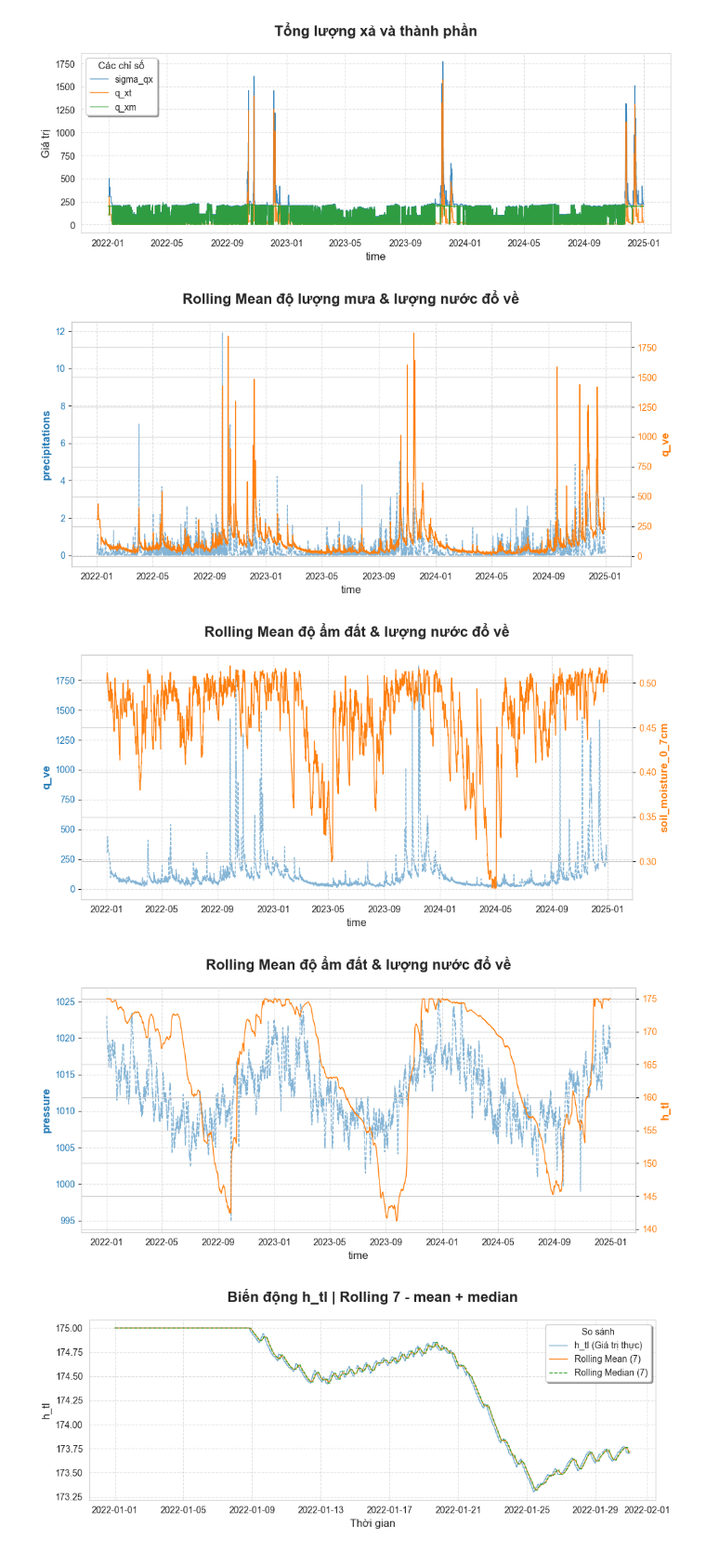
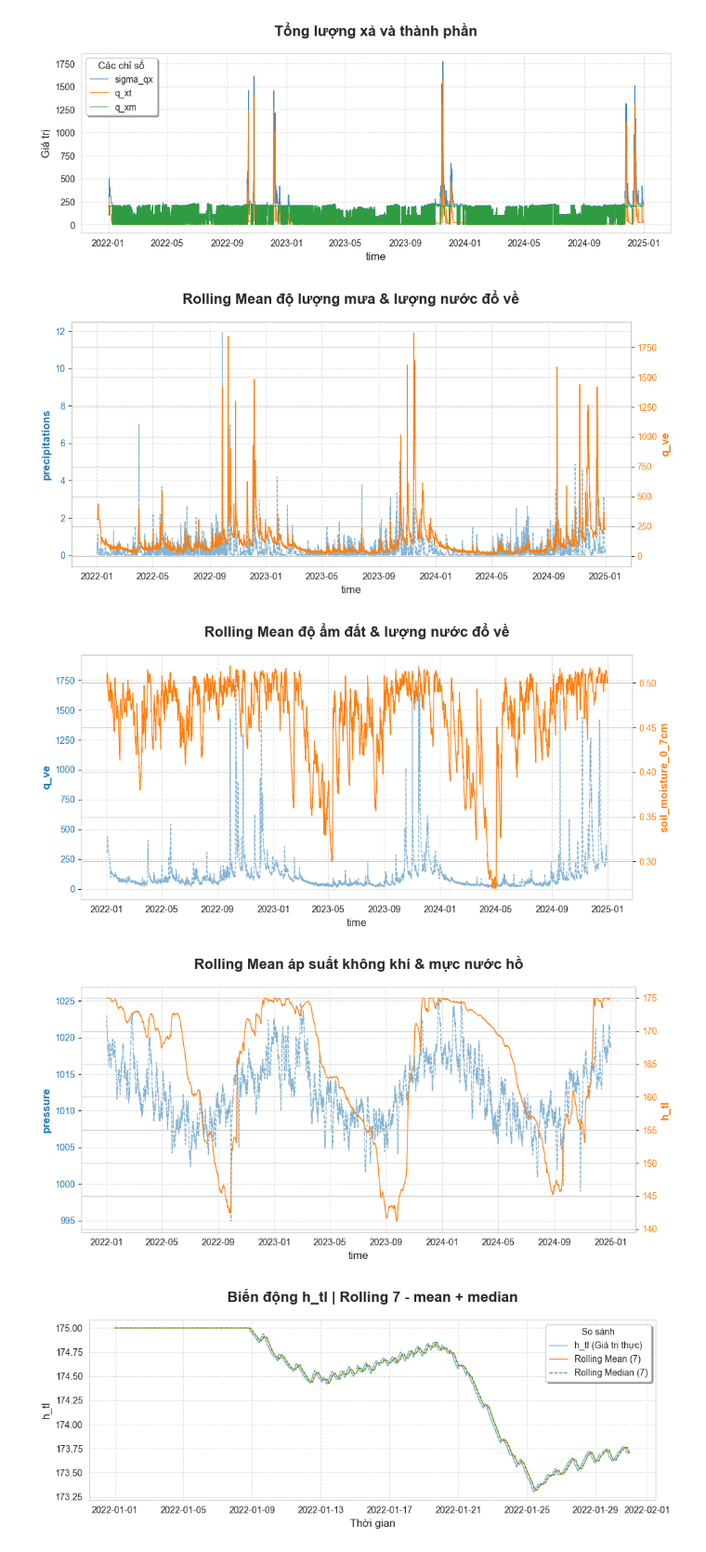
Before and after one commit to HongHanh-atUIT/DS108_RESERVOIR_OUTPUT_PREDICTION, a Jupyter notebook: Fill_Null_Experiment.ipynb, the cells around one changed output. Shown at 93% size. Drawn from its saved outputs; the diff is of its cells as text; code cells hidden in the pictures.

```diff
--- a/Fill_Null_Experiment.ipynb
+++ b/Fill_Null_Experiment.ipynb
@@ -24,8 +24,8 @@ Dữ liệu hiện tại đã được thu thập từ 2 nguồn khác nhau:
 - Dữ liệu thời tiết: thu thập sử dụng API của Open Meteo trong các khu vực xung quanh thượng lưu của mỗi hồ thủy điện. Sau khi thu thập tại từng khu vực, tiến hành tính toán trung bình trên mỗi giá trị và xem như đây là dữ liệu thời tiết liên quan đến hồ thủy điện.
 # %%
 # Load
-evn = pd.read_csv(r"Data/Raw_Data/evn_SongTranh2_2022_2025.csv")
-weather = pd.read_csv(r"Data/Raw_Data/st2_weather_data.csv")
+evn = pd.read_csv(r"Data/Raw/evn_SongTranh2_2022_2025.csv")
+weather = pd.read_csv(r"Data/Raw/st2_weather_data.csv")
 
 # Info
 print("================= EVN =================")
@@ -770,28 +770,28 @@ plot_time_series(train_df,
 # %%
 plot_rolling_2_axis(train_df,
                     columns=['precipitations', 'q_ve'],
                     time_column='time',
                     rolling=14,
                     title='Rolling Mean độ lượng mưa & lượng nước đổ về',
                     figsize=(10, 5))
 
 plot_rolling_2_axis(train_df,
                     columns=['q_ve','soil_moisture_0_7cm'],
                     time_column='time',
                     rolling=14,
                     title='Rolling Mean độ ẩm đất & lượng nước đổ về',
                     figsize=(10, 5))
 
 plot_rolling_2_axis(train_df,
                     columns=['pressure','h_tl'],
                     time_column='time',
                     rolling=14,
-                    title='Rolling Mean độ ẩm đất & lượng nước đổ về',
+                    title='Rolling Mean áp suất không khí & mực nước hồ',
                     figsize=(10, 5))
 # %% [output]
 [figure]
 [figure]
-[figure, old version]
+[figure, new version]
 # %%
 for col in EVN_VARS:
     plot_column_with_rolling(train_df,
```
Also changed, not shown: parts of 7 cells of this notebook, 5 other files.
